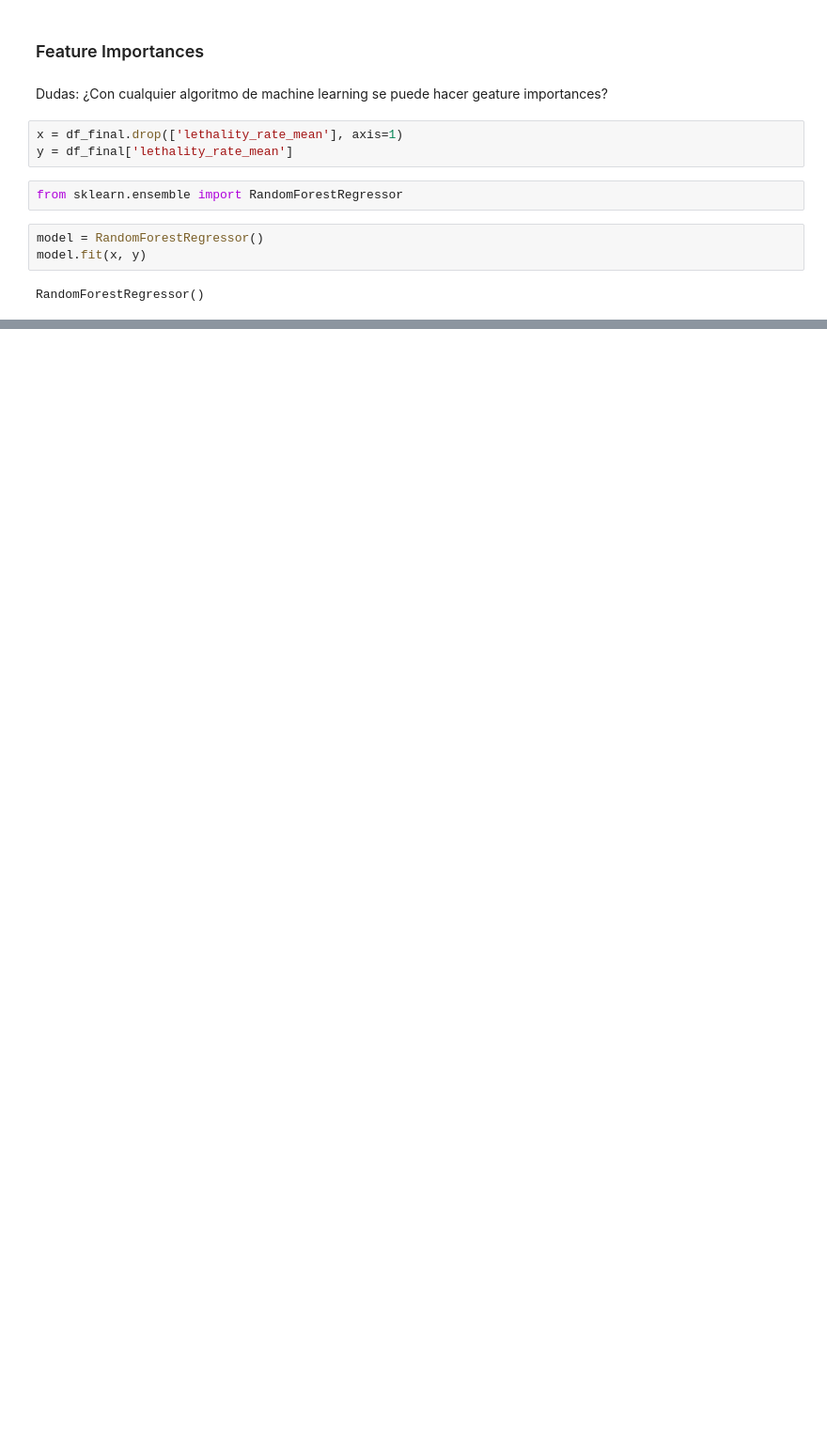
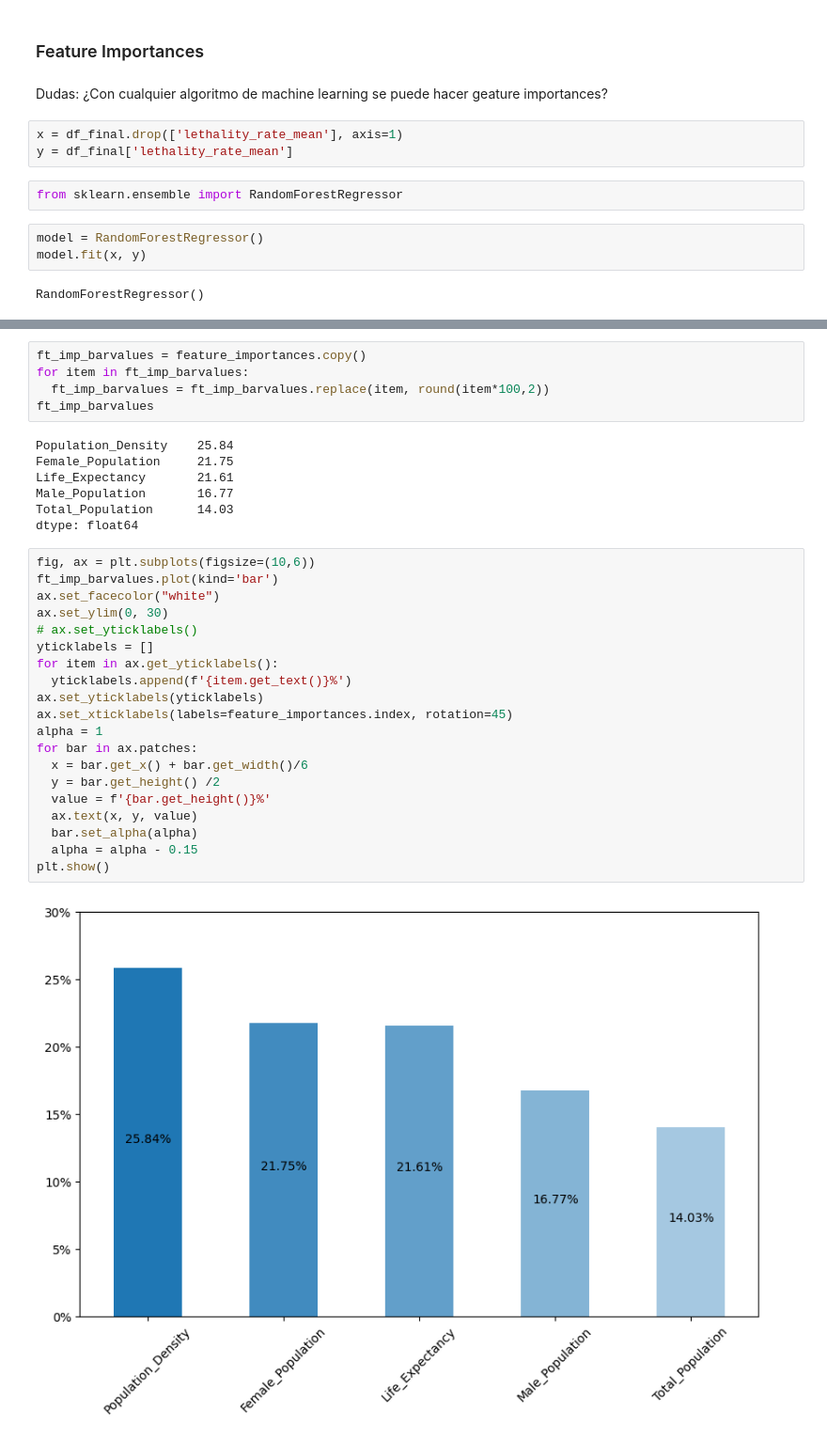
Before and after one commit to pabloing93/covid19-analysis, a Jupyter notebook: COVID19_Analysis.ipynb, the cells around one changed output, grey strips where cells are left out. Shown at 94% size. Drawn from its saved outputs; the diff is of its cells as text; blank space fills up the shorter version.

```diff
--- a/COVID19_Analysis.ipynb
+++ b/COVID19_Analysis.ipynb
@@ -1018,0 +1025,34 @@ feature_importances.plot(kind='bar')
+# %%
+ft_imp_barvalues = feature_importances.copy()
+for item in ft_imp_barvalues:
+  ft_imp_barvalues = ft_imp_barvalues.replace(item, round(item*100,2))
+ft_imp_barvalues
+# %% [output]
+Population_Density    25.84
+Female_Population     21.75
+Life_Expectancy       21.61
+Male_Population       16.77
+Total_Population      14.03
+dtype: float64
+# %%
+fig, ax = plt.subplots(figsize=(10,6))
+ft_imp_barvalues.plot(kind='bar')
+ax.set_facecolor("white")
+ax.set_ylim(0, 30)
+# ax.set_yticklabels()
+yticklabels = []
+for item in ax.get_yticklabels():
+  yticklabels.append(f'{item.get_text()}%')
+ax.set_yticklabels(yticklabels)
+ax.set_xticklabels(labels=feature_importances.index, rotation=45)
+alpha = 1
+for bar in ax.patches:
+  x = bar.get_x() + bar.get_width()/6
+  y = bar.get_height() /2
+  value = f'{bar.get_height()}%'
+  ax.text(x, y, value)
+  bar.set_alpha(alpha)
+  alpha = alpha - 0.15
+plt.show()
+# %% [output]
+[figure, added]
```
Also changed, not shown: parts of 22 cells of this notebook.
